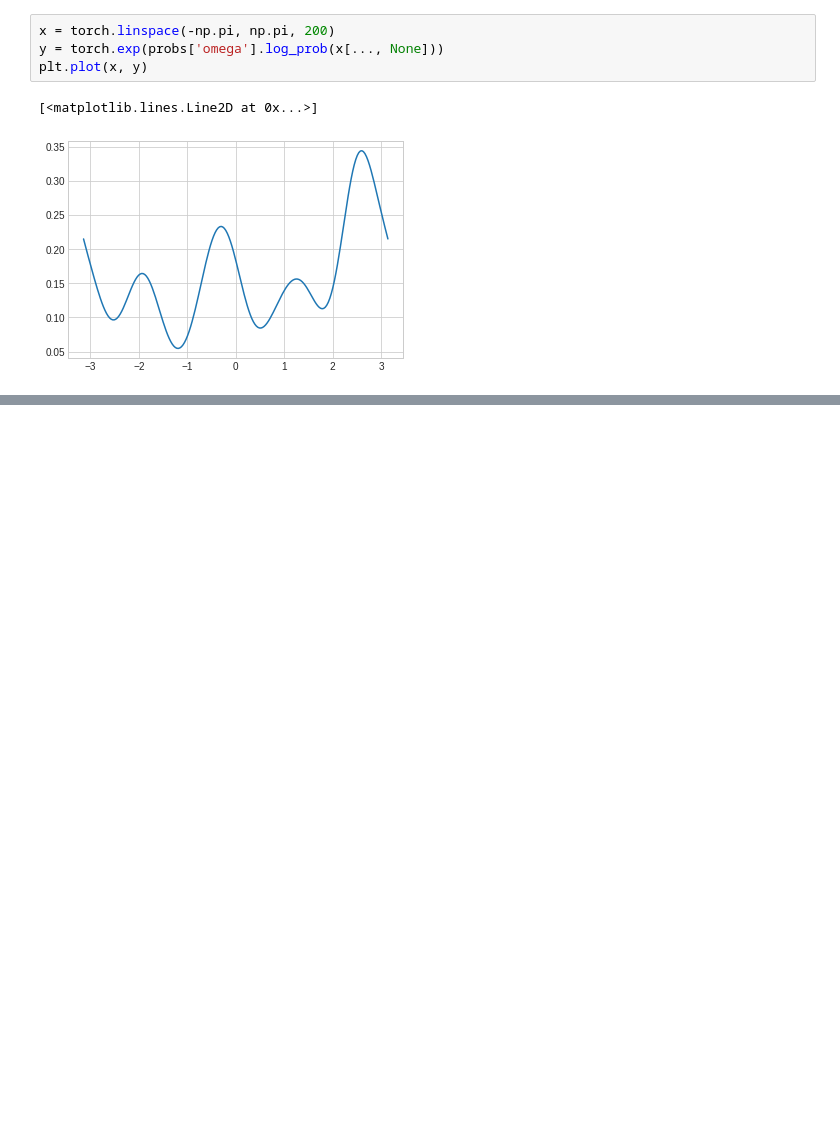
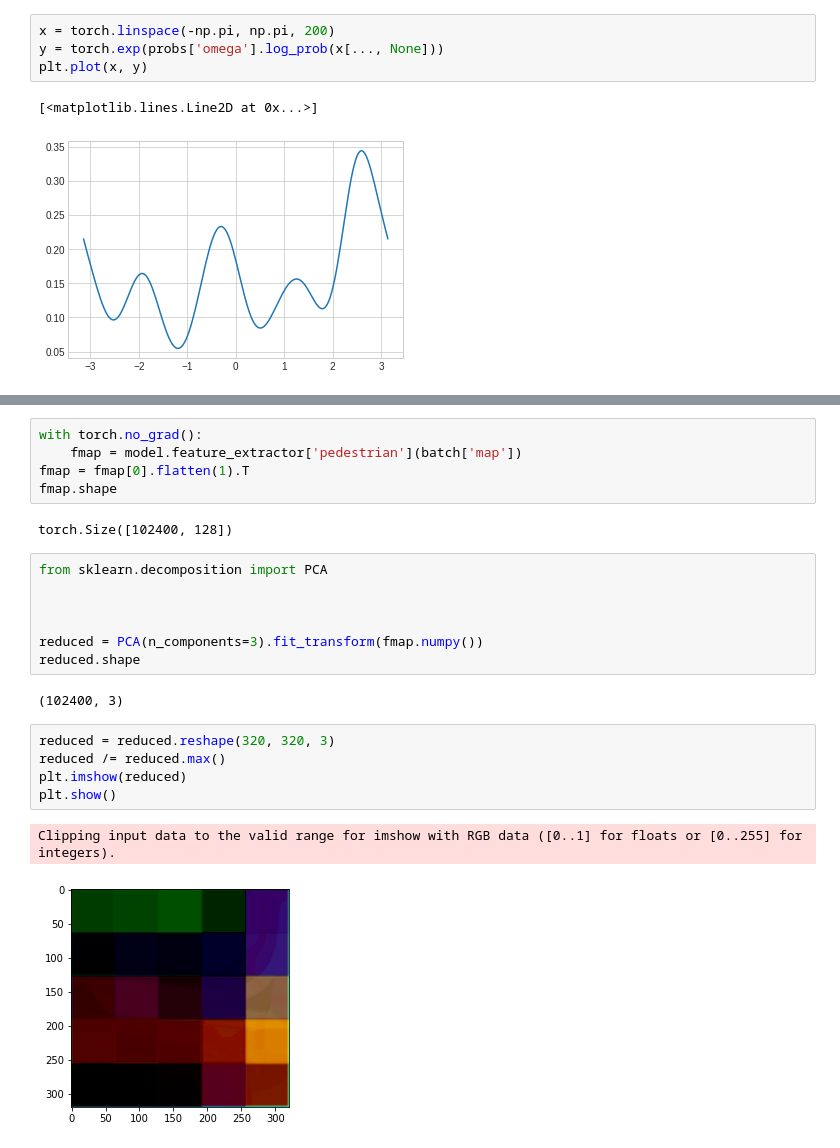
Before and after one commit to Abracadabra0/ATISS-Traffic, a Jupyter notebook: visualize.ipynb, the cells around one changed output, grey strips where cells are left out. Drawn from its saved outputs; the diff is of its cells as text; blank space fills up the shorter version.

```diff
--- a/visualize.ipynb
+++ b/visualize.ipynb
@@ -218,0 +187,24 @@ plt.show()
+# %%
+with torch.no_grad():
+    fmap = model.feature_extractor['pedestrian'](batch['map'])
+fmap = fmap[0].flatten(1).T
+fmap.shape
+# %% [output]
+torch.Size([102400, 128])
+# %%
+from sklearn.decomposition import PCA
+
+
+
+reduced = PCA(n_components=3).fit_transform(fmap.numpy())
+reduced.shape
+# %% [output]
+(102400, 3)
+# %%
+reduced = reduced.reshape(320, 320, 3)
+reduced /= reduced.max()
+plt.imshow(reduced)
+plt.show()
+# %% [output]
+Clipping input data to the valid range for imshow with RGB data ([0..1] for floats or [0..255] for integers).
+[figure, added]
```
Also changed, not shown: parts of 13 cells of this notebook, 5 other files.
